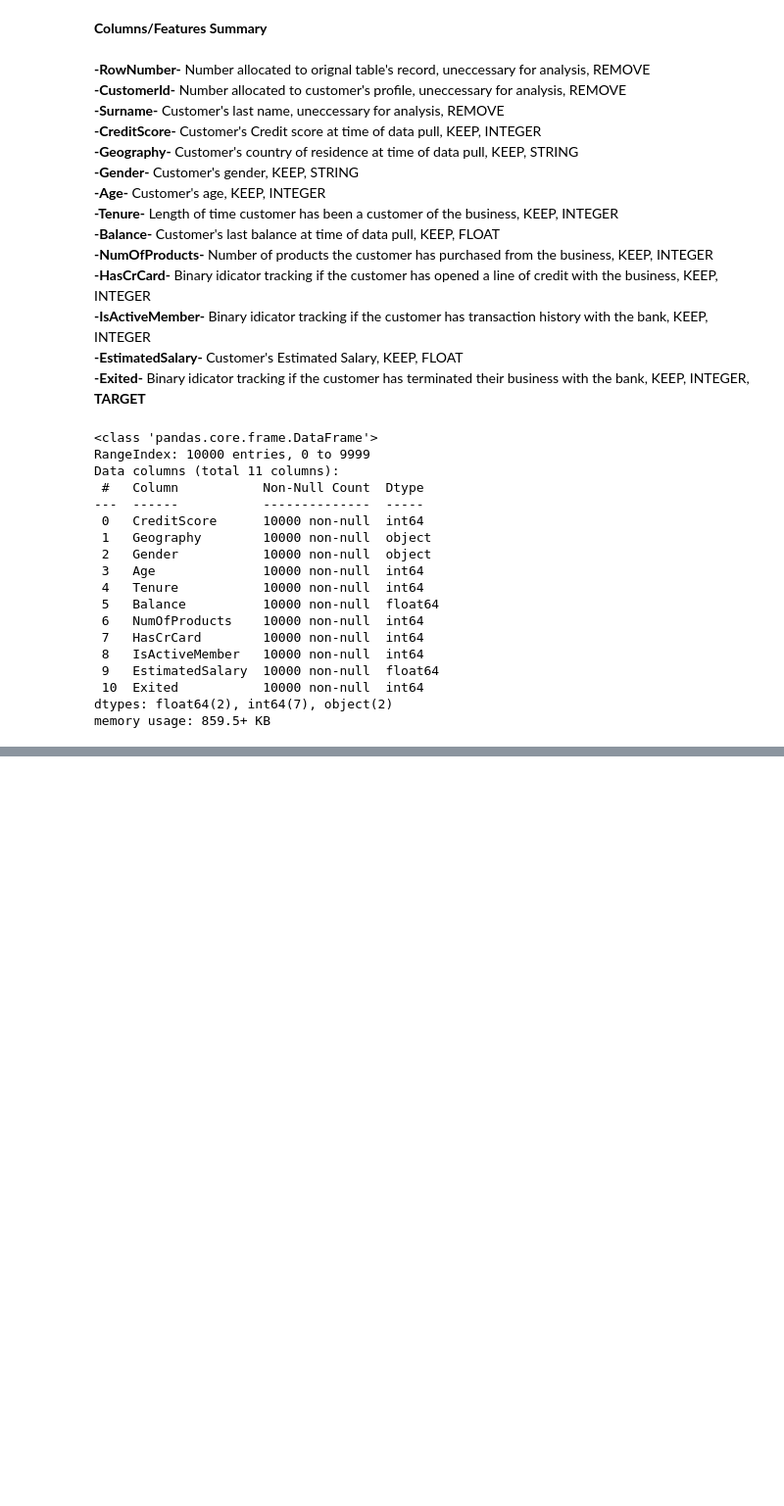
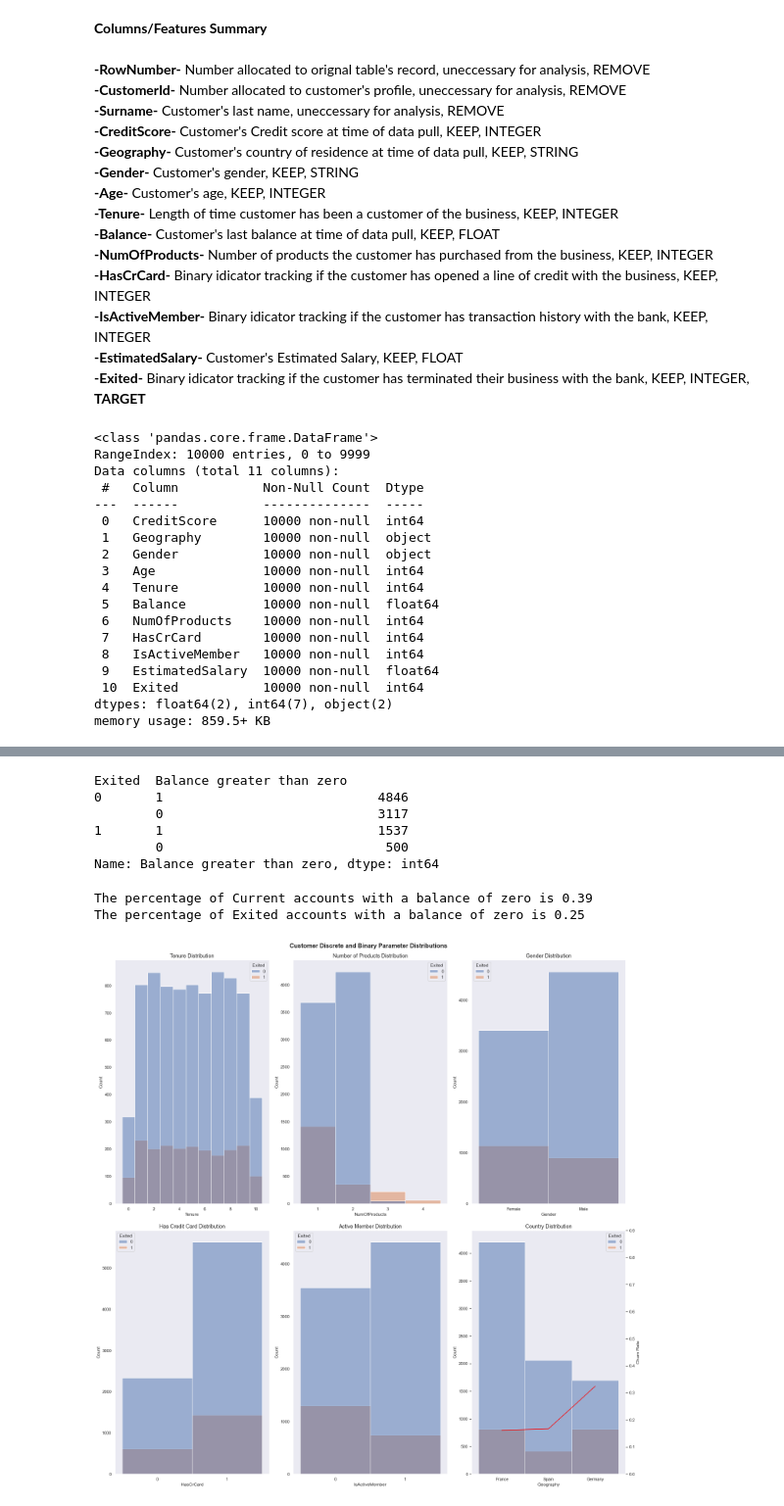
Before and after one commit to joe-orlich/Bank_Churn_Analysis, a Jupyter notebook: Data_Cleaning_EDA.ipynb, the cells around one changed output, grey strips where cells are left out. Shown at 98% size. Drawn from its saved outputs; the diff is of its cells as text; code cells hidden in the pictures; blank space fills up the shorter version.

```diff
--- a/Data_Cleaning_EDA.ipynb
+++ b/Data_Cleaning_EDA.ipynb
@@ -103,0 +211,76 @@ Name: IsActiveMember, dtype: int64
+# %%
+#cohort_balance_check - exploring the number of account balances are zero and cross examining between Current and Exit cohorts
+
+cbc = pd.DataFrame(data = df[["Exited","Balance"]], index=df.index)
+cbc['Balance greater than zero'] = cbc['Balance'].apply(lambda x: 1 if x>0 else 0)
+cbc.groupby('Exited')['Balance greater than zero'].value_counts()
+# %% [output]
+Exited  Balance greater than zero
+0       1                            4846
+        0                            3117
+1       1                            1537
+        0                             500
+Name: Balance greater than zero, dtype: int64
+# %%
+cbc2 = round(cbc[(cbc['Exited']==1) & (cbc['Balance greater than zero']==0)].shape[0]/cbc[cbc['Exited']==1].shape[0],2)
+cbc1 = round(cbc[(cbc['Exited']==0) & (cbc['Balance greater than zero']==0)].shape[0]/cbc[cbc['Exited']==0].shape[0],2)
+
+print("The percentage of Current accounts with a balance of zero is " + str(cbc1) + "\n" + "The percentage of Exited accounts with a balance of zero is " + str(cbc2))
+# %% [output]
+The percentage of Current accounts with a balance of zero is 0.39
+The percentage of Exited accounts with a balance of zero is 0.25
+# %%
+#plot the histograms for the continous parameters
+
+
+sns.set_theme(style="darkgrid")
+
+fig, axes = plt.subplots(2, 3, figsize=(20,20), constrained_layout=True)
+fig.suptitle("Customer Discrete and Binary Parameter Distributions", fontsize=16, weight='bold')
+
+
+sns.histplot(ax=axes[0,0], data=df, x=df.Tenure, discrete =True, hue=df.Exited)
+plt.sca(axes[0,0])
+plt.grid(False)
+plt.title("Tenure Distribution", size=14)
+
+
+sns.histplot(ax=axes[0,1],data=df, x=df.NumOfProducts,discrete =True, hue=df.Exited)
+plt.sca(axes[0,1])
+plt.grid(False)
+plt.xticks([1,2,3,4])
+plt.title('Number of Products Distribution', size =14)
+
+sns.histplot(ax=axes[0,2],data=df, x=df.Gender,discrete =True, hue=df.Exited)
+plt.sca(axes[0,2])
+plt.grid(False)
+plt.title('Gender Distribution', size =14)
+
+sns.histplot(ax=axes[1,0],data=df, x=df.HasCrCard,discrete =True, hue=df.Exited)
+plt.sca(axes[1,0])
+plt.grid(False)
+plt.xticks([0,1])
+plt.title('Has Credit Card Distribution', size =14)
+
+sns.histplot(ax=axes[1,1],data=df, x=df.IsActiveMember,discrete =True, hue=df.Exited)
+plt.sca(axes[1,1])
+plt.grid(False)
+plt.xticks([0,1])
+plt.title('Active Member Distribution', size =14)
+
+
+churn_rate = df[df['Exited']==1].groupby(df.Geography)['Exited'].count()/df.groupby(df.Geography)['Exited'].count()
+churn_rate_sort = churn_rate.sort_values()
+
+sns.histplot(ax=axes[1,2],data=df, x=df.Geography, discrete =True, hue=df.Exited)
+axes[1,2].grid(False)
+axes[1,2].set_title('Country Distribution', size =14)
+ax2 = axes[1,2].twinx()
+ax2.set_ylabel('Churn Rate')
+ax2 = sns.lineplot(data=churn_rate_sort,color='red')
+ax2.grid(False)
+ax2.set_yticks([i/100 for i in range(100) if i%10==0]);
+#plt.grid(False)
+#plt.title('Country Distribution', size =14)
+# %% [output]
+[figure, added]
```
Also changed, not shown: parts of 24 cells of this notebook, 9 other files.
